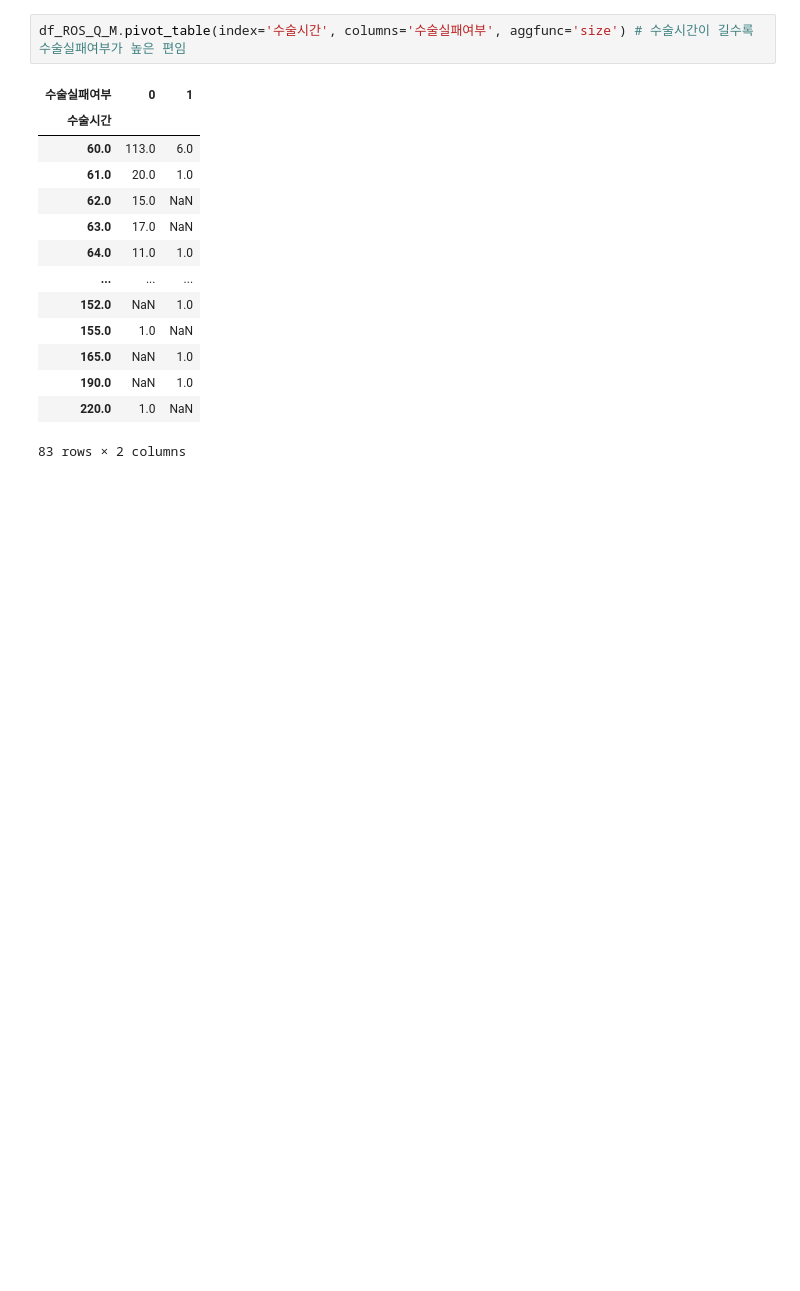
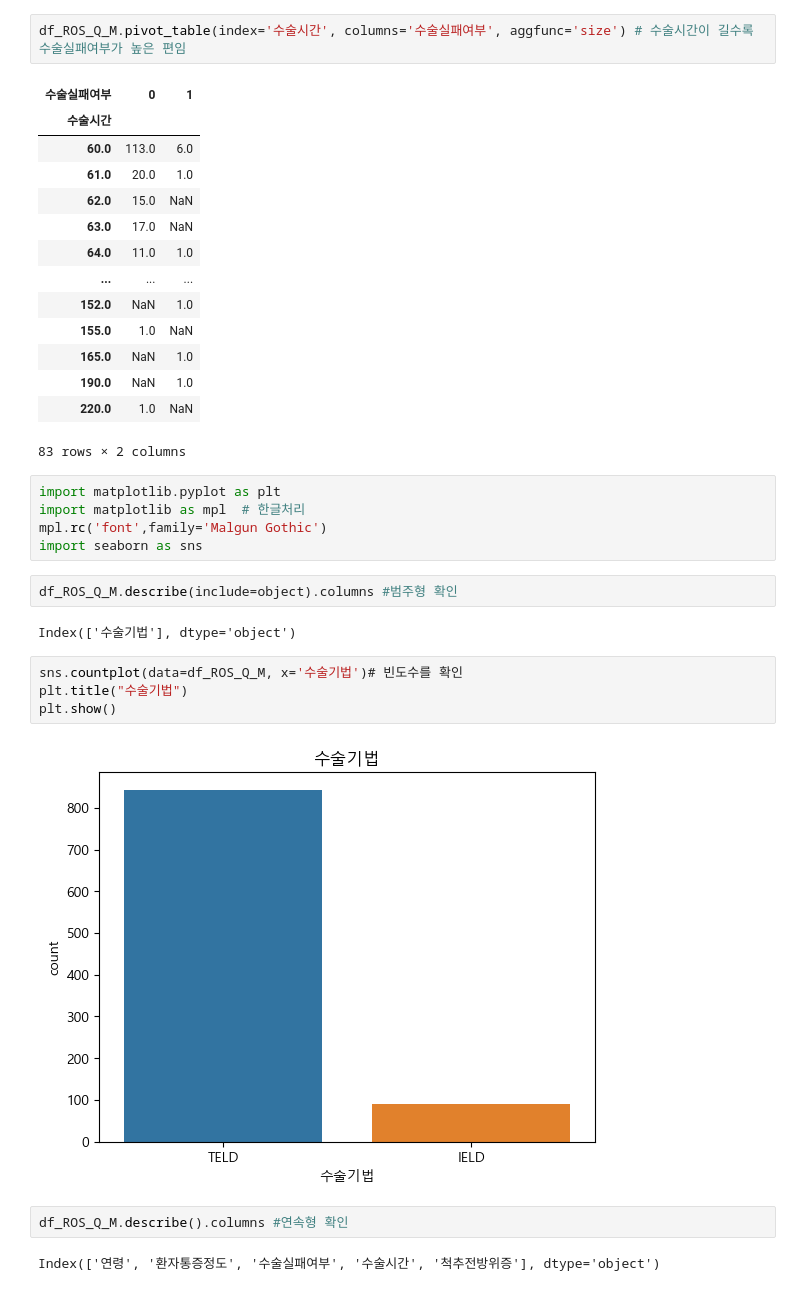
Before and after one commit to GabaeOh/study_data_analytics, a Jupyter notebook: codes/DDA/RecurrenceOfSurgery_Doctors_DDA.ipynb, the cells around one changed output. Cells and saved outputs as stored; diff of their text form; blank space fills up the shorter version.

```diff
--- a/codes/DDA/RecurrenceOfSurgery_Doctors_DDA.ipynb
+++ b/codes/DDA/RecurrenceOfSurgery_Doctors_DDA.ipynb
@@ -137,3 +137,22 @@ df_ROS_Q_M.pivot_table(index='수술시간', columns='수술실패여부', aggfu
 | 190.0 | NaN | 1.0 |
 | 220.0 | 1.0 | NaN |
 83 rows × 2 columns
+# %%
+import matplotlib.pyplot as plt
+import matplotlib as mpl  # 한글처리
+mpl.rc('font',family='Malgun Gothic')
+import seaborn as sns
+# %%
+df_ROS_Q_M.describe(include=object).columns #범주형 확인
+# %% [output]
+Index(['수술기법'], dtype='object')
+# %%
+sns.countplot(data=df_ROS_Q_M, x='수술기법')# 빈도수를 확인
+plt.title("수술기법")
+plt.show()
+# %% [output]
+[figure, added]
+# %%
+df_ROS_Q_M.describe().columns #연속형 확인
+# %% [output]
+Index(['연령', '환자통증정도', '수술실패여부', '수술시간', '척추전방위증'], dtype='object')
```
Also changed, not shown: parts of 12 cells of this notebook, 1 other file.
